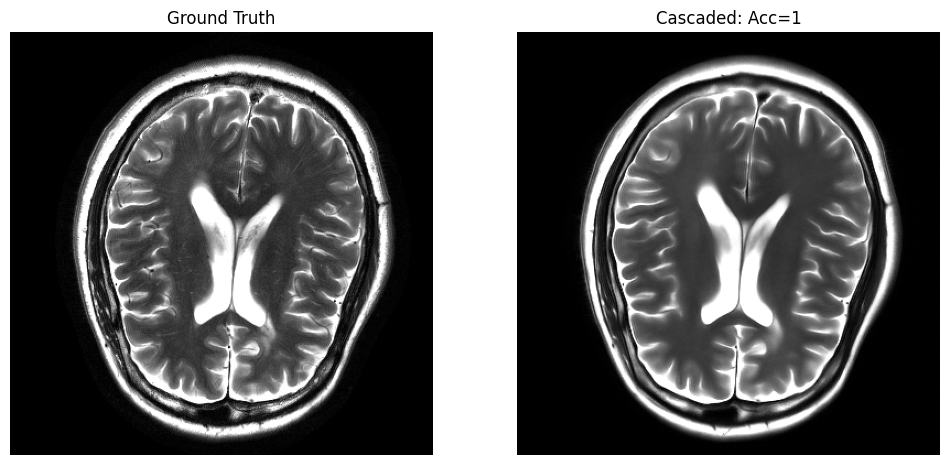
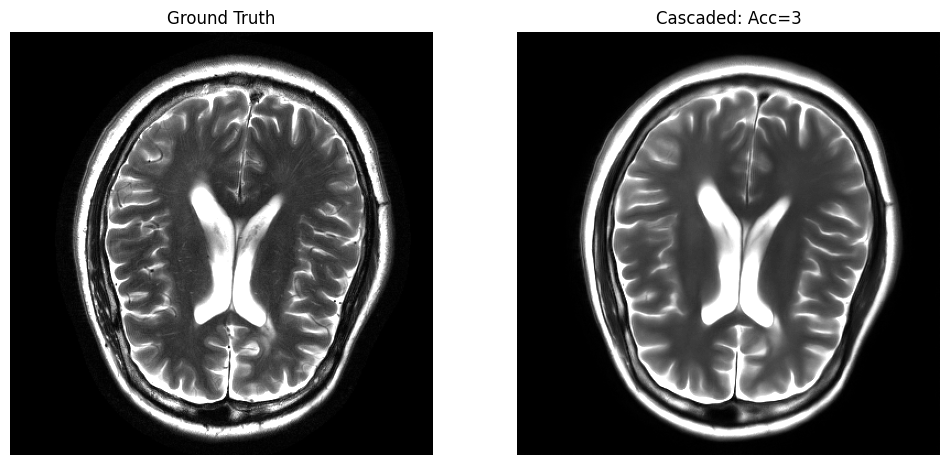
The notebook cell's code change between the first figure and the second:
--- before
+++ after
@@ -10,5 +10,14 @@
 plt.axis('off')
 
-plt.savefig(os.path.join(PROJECT_ROOT, 'outputs/alps_summary.png'),
+import os
+
+# Define the output directory
+output_dir = os.path.join(PROJECT_ROOT, 'outputs')
+
+# Create directory if it does not exist
+os.makedirs(output_dir, exist_ok=True)
+
+# Save the plot
+plt.savefig(os.path.join(output_dir, 'alps_summary.png'),
             dpi=150, bbox_inches='tight')
 plt.show()

Commit: change